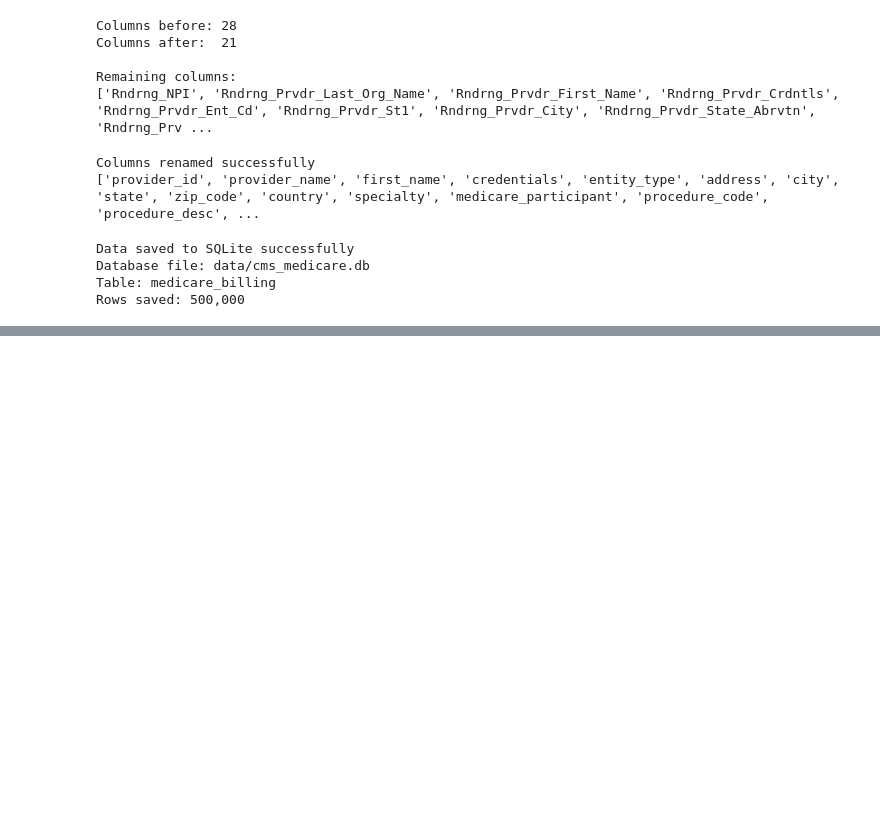
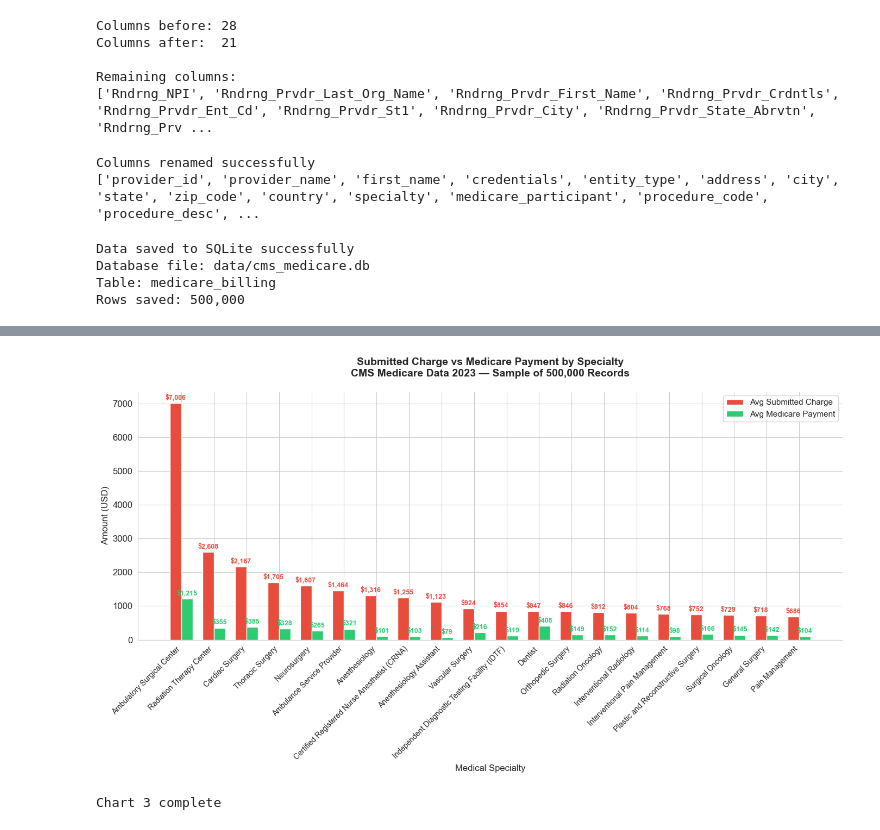
Before and after one commit to DhavalVibhakar99/Healthcare-Billing-Intelligence-System, a Jupyter notebook: 01_load_data.ipynb, the cells around one changed output, grey strips where cells are left out. Cells and saved outputs as stored; diff of their text form; code cells hidden in the pictures; blank space fills up the shorter version.

```diff
--- a/01_load_data.ipynb
+++ b/01_load_data.ipynb
@@ -181,0 +452,70 @@ Rows saved: 500,000
+# %%
+# Chart 3 — Charge vs Payment Gap by Specialty
+fig, ax = plt.subplots(figsize=(14, 8))
+
+# Set up bar positions
+import numpy as np
+x = np.arange(len(gap_analysis))
+width = 0.35
+
+# Draw two sets of bars
+bars1 = ax.bar(x - width/2,
+               gap_analysis['avg_charge'],
+               width,
+               label='Avg Submitted Charge',
+               color='#E74C3C',
+               edgecolor='white')
+
+bars2 = ax.bar(x + width/2,
+               gap_analysis['avg_payment'],
+               width,
+               label='Avg Medicare Payment',
+               color='#2ECC71',
+               edgecolor='white')
+
+# Add value labels on top of each bar
+for bar in bars1:
+    ax.text(
+        bar.get_x() + bar.get_width()/2,
+        bar.get_height() + 50,
+        f'${bar.get_height():,.0f}',
+        ha='center',
+        va='bottom',
+        fontsize=9,
+        fontweight='bold',
+        color='#E74C3C'
+    )
+
+for bar in bars2:
+    ax.text(
+        bar.get_x() + bar.get_width()/2,
+        bar.get_height() + 50,
+        f'${bar.get_height():,.0f}',
+        ha='center',
+        va='bottom',
+        fontsize=9,
+        fontweight='bold',
+        color='#2ECC71'
+    )
+
+# Labels and formatting
+ax.set_xlabel('Medical Specialty', fontsize=12)
+ax.set_ylabel('Amount (USD)', fontsize=12)
+ax.set_title('Submitted Charge vs Medicare Payment by Specialty\nCMS Medicare Data 2023 — Sample of 500,000 Records',
+             fontsize=14, fontweight='bold', pad=20)
+ax.set_xticks(x)
+ax.set_xticklabels(gap_analysis['specialty'],
+                   rotation=45,
+                   ha='right',
+                   fontsize=10)
+ax.legend(fontsize=11)
+ax.spines['top'].set_visible(False)
+ax.spines['right'].set_visible(False)
+
+plt.tight_layout()
+plt.show()
+
+print("Chart 3 complete")
+# %% [output]
+[figure, added]
+Chart 3 complete
```
Also changed, not shown: parts of 18 cells of this notebook, 2 other files.
